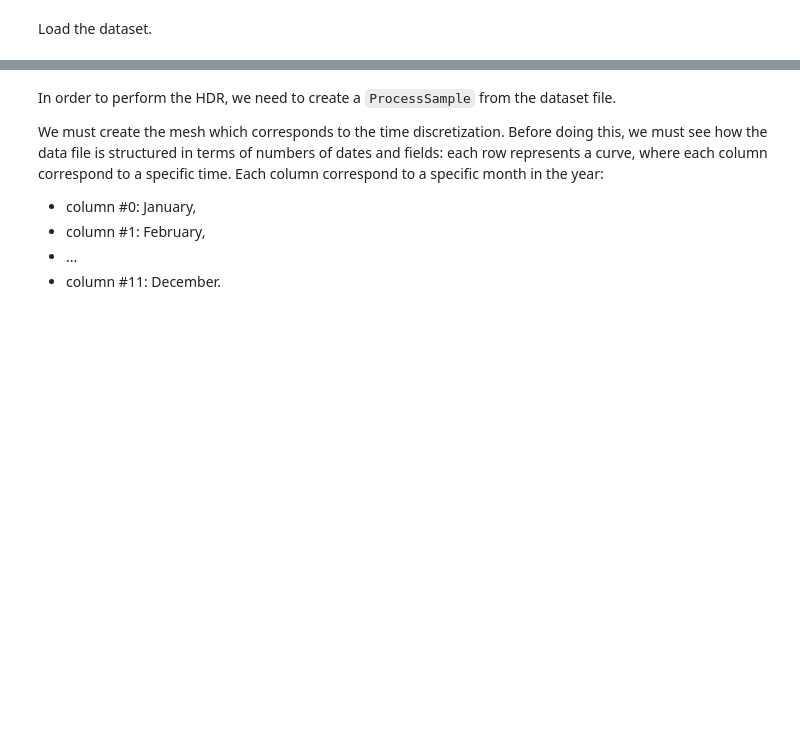
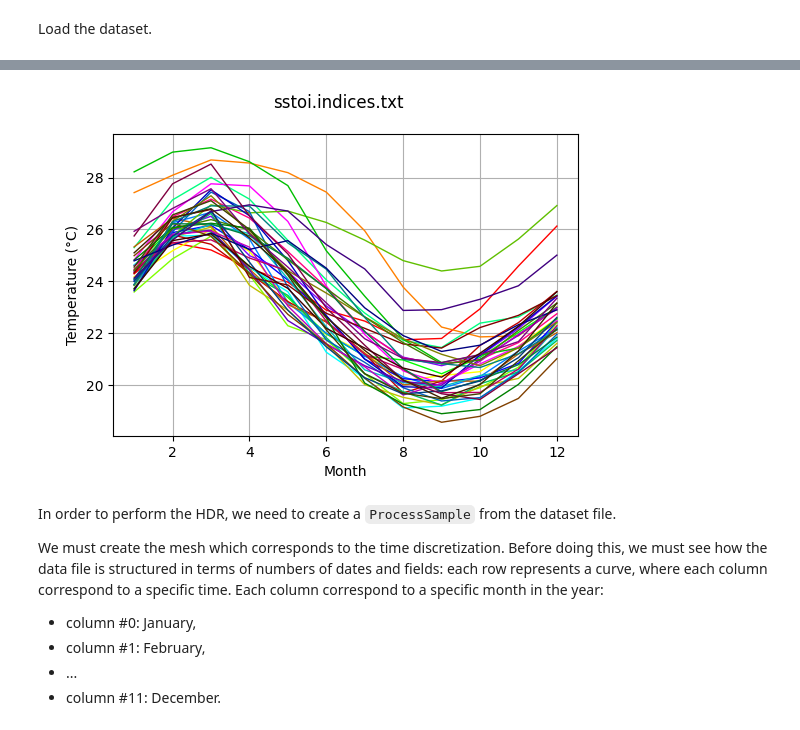
Before and after one commit to mbaudin47/othdrplot, a Jupyter notebook: doc/examples/ProcessHighDensityRegionAlgorithm-example.ipynb, the cells around one changed output, grey strips where cells are left out. Cells and saved outputs as stored; diff of their text form; code cells hidden in the pictures; blank space fills up the shorter version.

```diff
--- a/doc/examples/ProcessHighDensityRegionAlgorithm-example.ipynb
+++ b/doc/examples/ProcessHighDensityRegionAlgorithm-example.ipynb
@@ -43,3 +76,12 @@ data = ot.Sample.ImportFromTextFile(filename, separatorstr)
+# %%
+graph = ot.Graph(basename, "Month", "Temperature (°C)", True)
+for i in range(number_of_years):
+    curve = ot.Curve(range(1, 13), data[i])
+    graph.add(curve)
+graph.setColors(ot.DrawableImplementation_BuildRainbowPalette(number_of_years))
+graph
+# %% [output]
+[figure, added]
 # %% [markdown]
 In order to perform the HDR, we need to create a `ProcessSample` from the dataset file.
 
```
Also changed, not shown: parts of 18 cells of this notebook, 11 other files.
